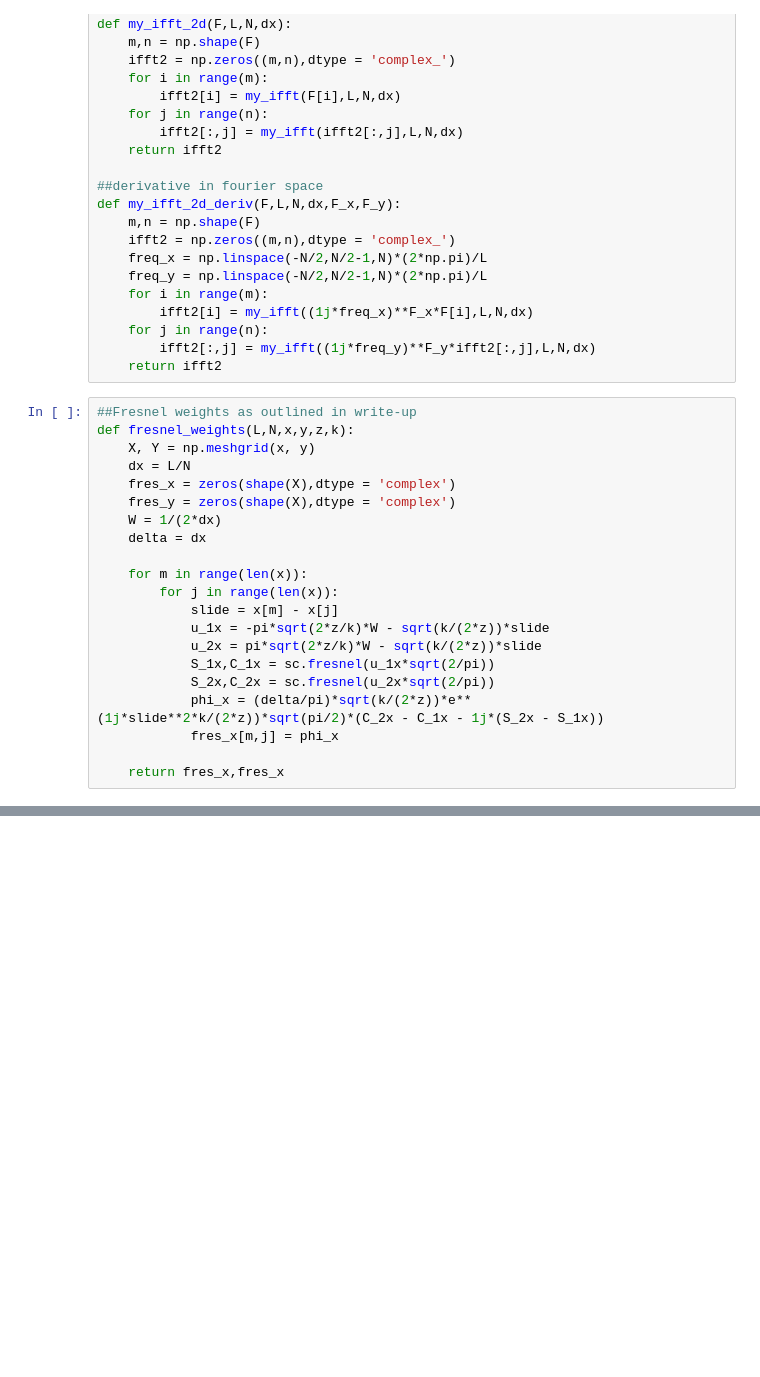
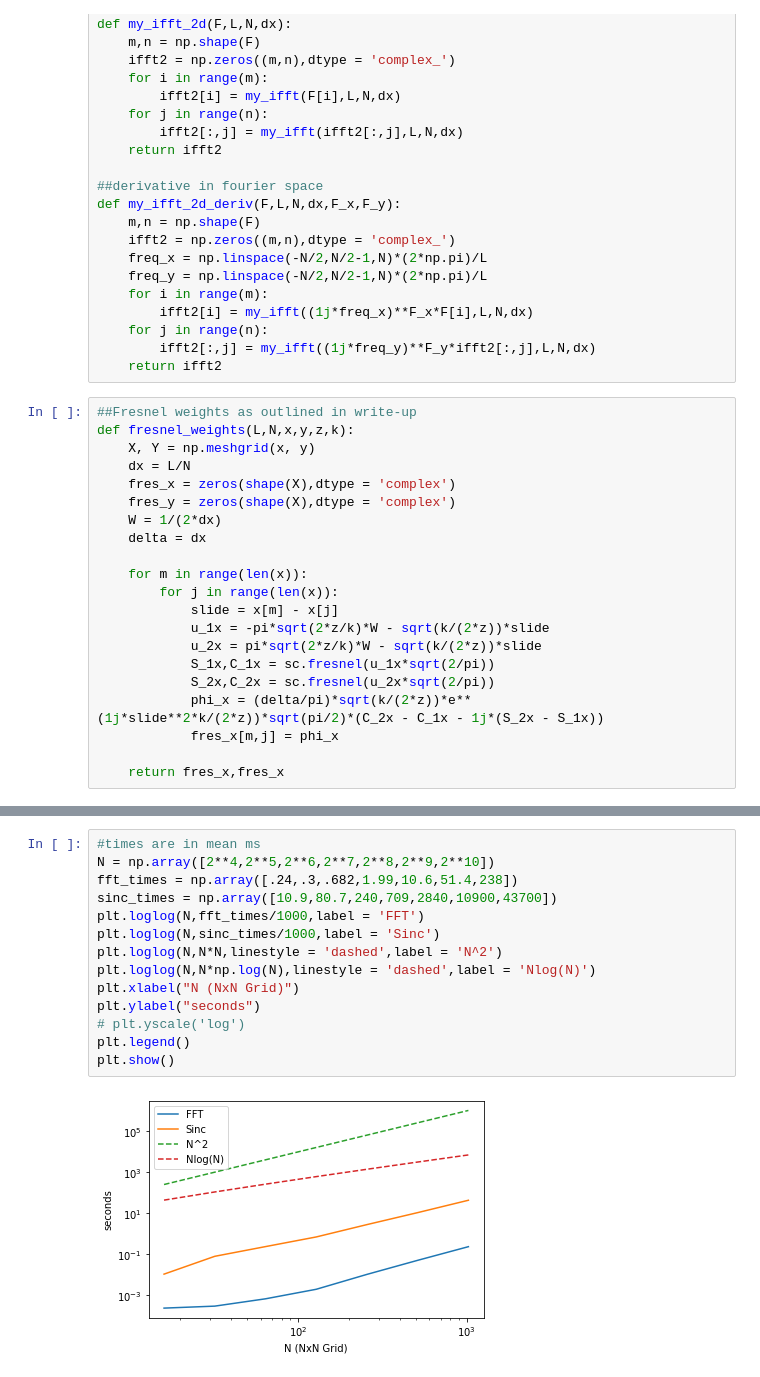
Before and after one commit to TeddyMeissner/Diffraction-Integral, a Jupyter notebook: for_github.ipynb, the cells around one changed output, grey strips where cells are left out. Drawn from its saved outputs; the diff is of its cells as text; blank space fills up the shorter version.

```diff
--- a/for_github.ipynb
+++ b/for_github.ipynb
@@ -134,0 +336,16 @@ def fresnel_weights(L,N,x,y,z,k):
+# %%
+#times are in mean ms
+N = np.array([2**4,2**5,2**6,2**7,2**8,2**9,2**10])
+fft_times = np.array([.24,.3,.682,1.99,10.6,51.4,238])
+sinc_times = np.array([10.9,80.7,240,709,2840,10900,43700])
+plt.loglog(N,fft_times/1000,label = 'FFT')
+plt.loglog(N,sinc_times/1000,label = 'Sinc')
+plt.loglog(N,N*N,linestyle = 'dashed',label = 'N^2')
+plt.loglog(N,N*np.log(N),linestyle = 'dashed',label = 'Nlog(N)')
+plt.xlabel("N (NxN Grid)")
+plt.ylabel("seconds")
+# plt.yscale('log')
+plt.legend()
+plt.show()
+# %% [output]
+[figure, added]
```
Also changed, not shown: parts of 19 cells of this notebook, 2 other files.
